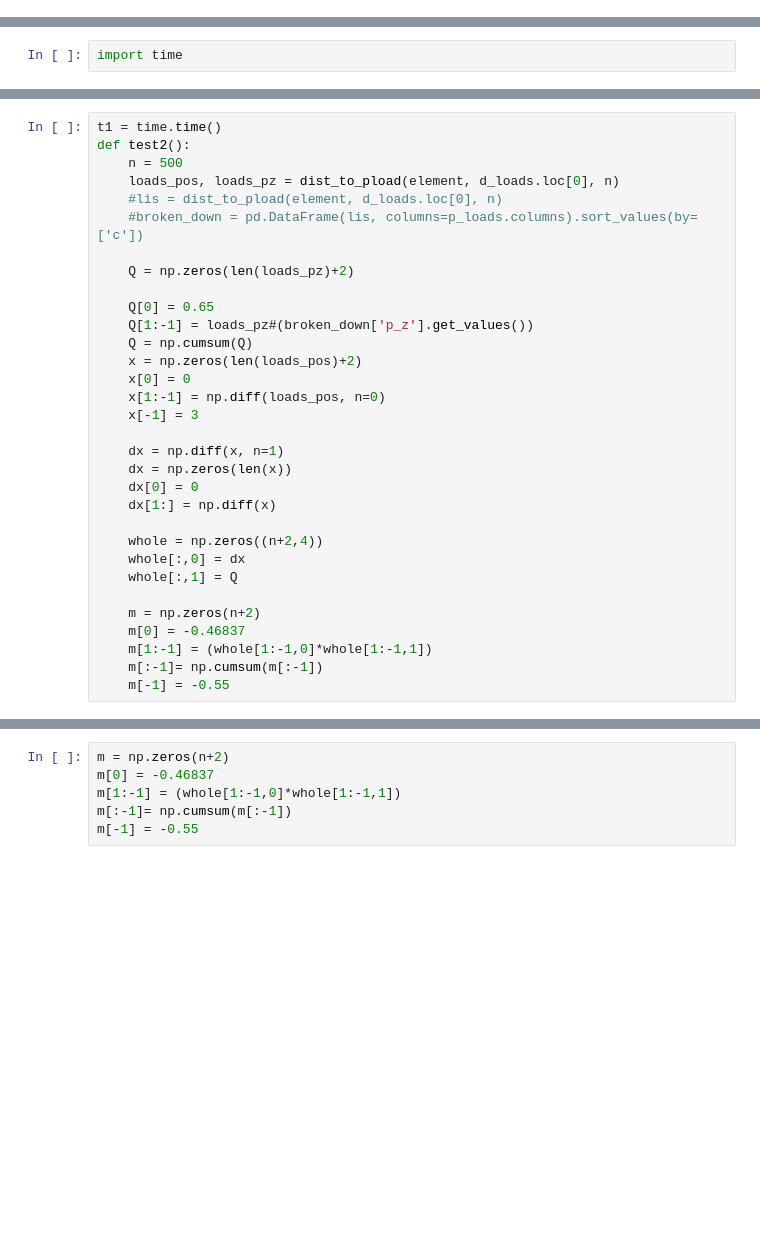
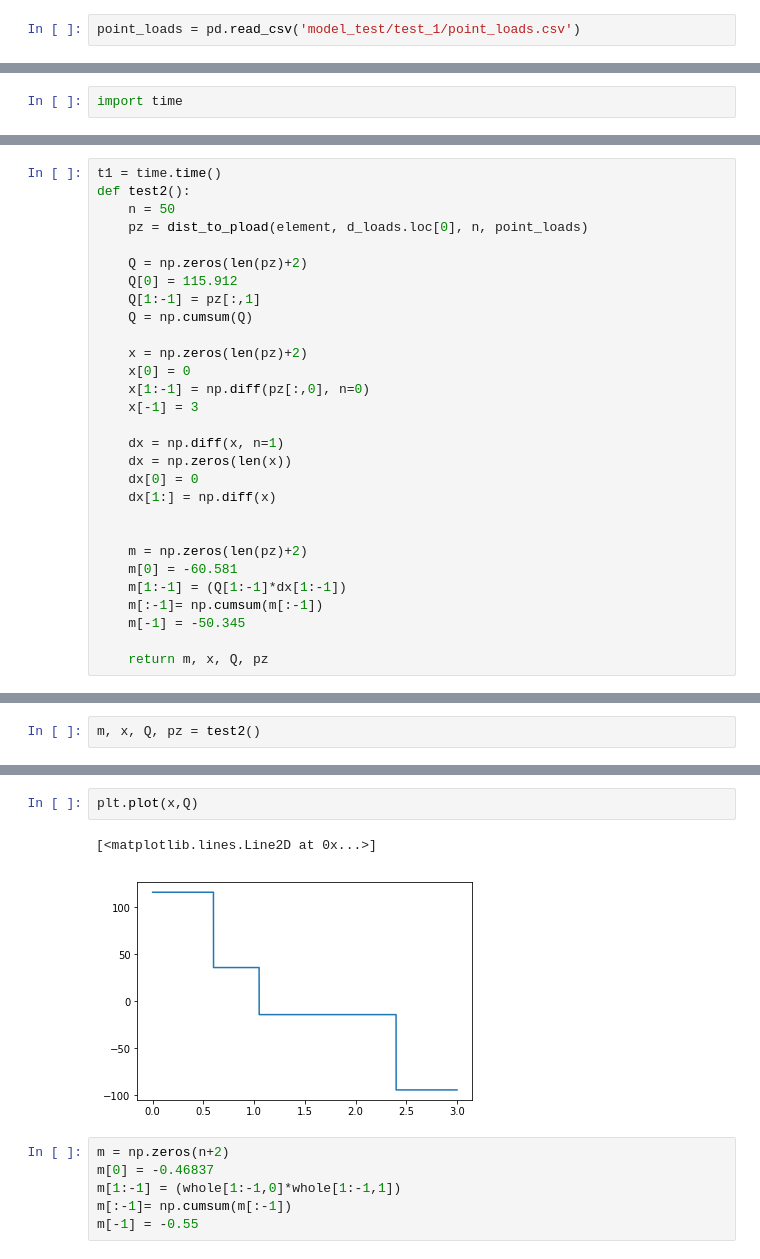
Before and after one commit to tsak1998/Thesis, a Jupyter notebook: Untitled.ipynb, the cells around one changed output, grey strips where cells are left out. Saved outputs shown, nothing was run; the diff lists cells and outputs as text; blank space fills up the shorter version.

Commit message:
optimizing mqn_member and graphs need to go js

```diff
--- a/Untitled.ipynb
+++ b/Untitled.ipynb
@@ -608,0 +486,2 @@ p_loads
+# %%
+point_loads = pd.read_csv('model_test/test_1/point_loads.csv')
@@ -680,19 +555,17 @@ def dist_to_pload(element, d_load, number):
 # %%
 t1 = time.time()
 def test2():
-    n = 500
-    loads_pos, loads_pz = dist_to_pload(element, d_loads.loc[0], n)
-    #lis = dist_to_pload(element, d_loads.loc[0], n)
-    #broken_down = pd.DataFrame(lis, columns=p_loads.columns).sort_values(by=['c'])
+    n = 50
+    pz = dist_to_pload(element, d_loads.loc[0], n, point_loads)
 
-    Q = np.zeros(len(loads_pz)+2)
+    Q = np.zeros(len(pz)+2)
+    Q[0] = 115.912
+    Q[1:-1] = pz[:,1]
+    Q = np.cumsum(Q)
 
-    Q[0] = 0.65
-    Q[1:-1] = loads_pz#(broken_down['p_z'].get_values())
-    Q = np.cumsum(Q)
-    x = np.zeros(len(loads_pos)+2)
+    x = np.zeros(len(pz)+2)
     x[0] = 0
-    x[1:-1] = np.diff(loads_pos, n=0)
+    x[1:-1] = np.diff(pz[:,0], n=0)
     x[-1] = 3
 
     dx = np.diff(x, n=1)
@@ -700,12 +573,11 @@ def test2():
     dx[0] = 0
     dx[1:] = np.diff(x)
 
-    whole = np.zeros((n+2,4))
-    whole[:,0] = dx
-    whole[:,1] = Q
 
-    m = np.zeros(n+2)
-    m[0] = -0.46837
-    m[1:-1] = (whole[1:-1,0]*whole[1:-1,1])
+    m = np.zeros(len(pz)+2)
+    m[0] = -60.581
+    m[1:-1] = (Q[1:-1]*dx[1:-1])
     m[:-1]= np.cumsum(m[:-1])
-    m[-1] = -0.55
+    m[-1] = -50.345
+
+    return m, x, Q, pz
@@ -719,0 +588,2 @@ whole[:,1] = Q
+# %%
+m, x, Q, pz = test2()
@@ -720,3 +605,8 @@ whole[:,1] = Q
+# %%
+plt.plot(x,Q)
+# %% [output]
+[<matplotlib.lines.Line2D at 0x...>]
+[figure, added]
 # %%
 m = np.zeros(n+2)
 m[0] = -0.46837
```
Also changed, not shown: parts of 49 cells of this notebook, 5 other files.
